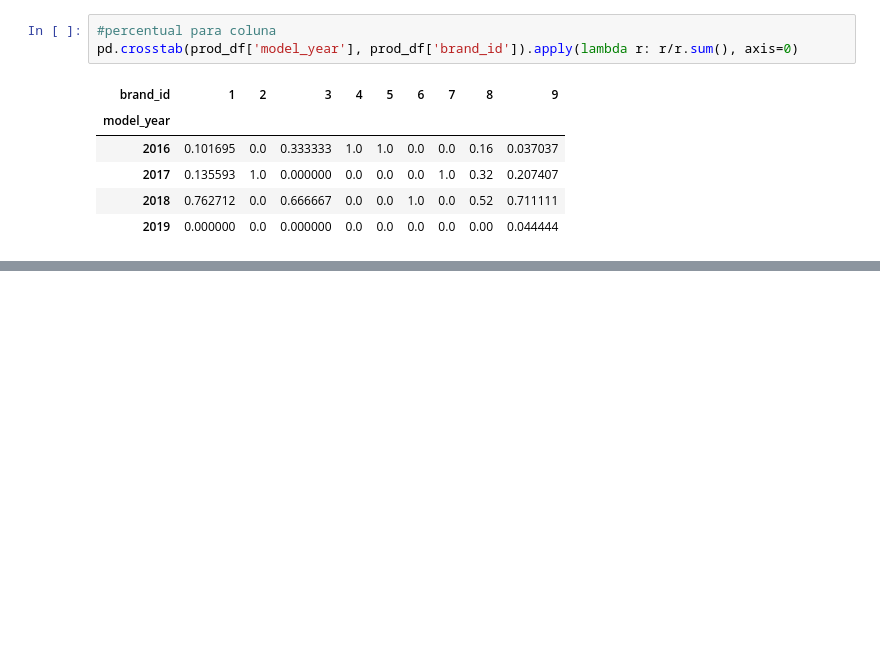
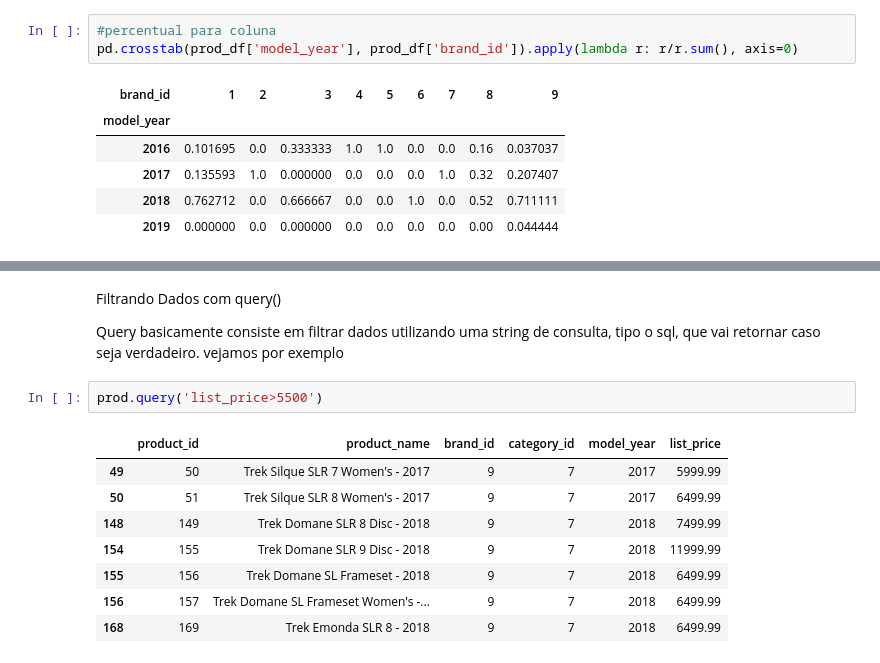
Before and after one commit to alencargthiago/Python_exercises, a Jupyter notebook: pandas_part2.ipynb, the cells around one changed output, grey strips where cells are left out. Cells and saved outputs as stored; diff of their text form; blank space fills up the shorter version.

```diff
--- a/pandas_part2.ipynb
+++ b/pandas_part2.ipynb
@@ -633,0 +689,15 @@ Identificando valores ausentes com isna()
+# %% [markdown]
+Filtrando Dados com query()
+
+Query basicamente consiste em filtrar dados utilizando uma string de consulta, tipo o sql, que vai retornar caso seja verdadeiro. vejamos por exemplo
+# %%
+prod.query('list_price>5500')
+# %% [output]
+|  | product_id | product_name | brand_id | category_id | model_year | list_price |
+| 49 | 50 | Trek Silque SLR 7 Women's - 2017 | 9 | 7 | 2017 | 5999.99 |
+| 50 | 51 | Trek Silque SLR 8 Women's - 2017 | 9 | 7 | 2017 | 6499.99 |
+| 148 | 149 | Trek Domane SLR 8 Disc - 2018 | 9 | 7 | 2018 | 7499.99 |
+| 154 | 155 | Trek Domane SLR 9 Disc - 2018 | 9 | 7 | 2018 | 11999.99 |
+| 155 | 156 | Trek Domane SL Frameset - 2018 | 9 | 7 | 2018 | 6499.99 |
+| 156 | 157 | Trek Domane SL Frameset Women's -... | 9 | 7 | 2018 | 6499.99 |
+| 168 | 169 | Trek Emonda SLR 8 - 2018 | 9 | 7 | 2018 | 6499.99 |
```
Also changed, not shown: parts of 12 cells of this notebook, 1 other file.
